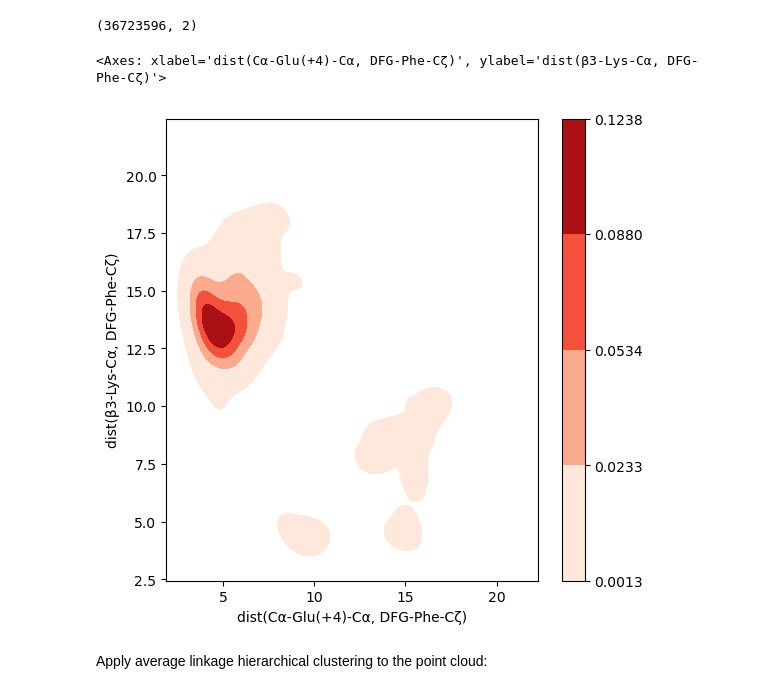
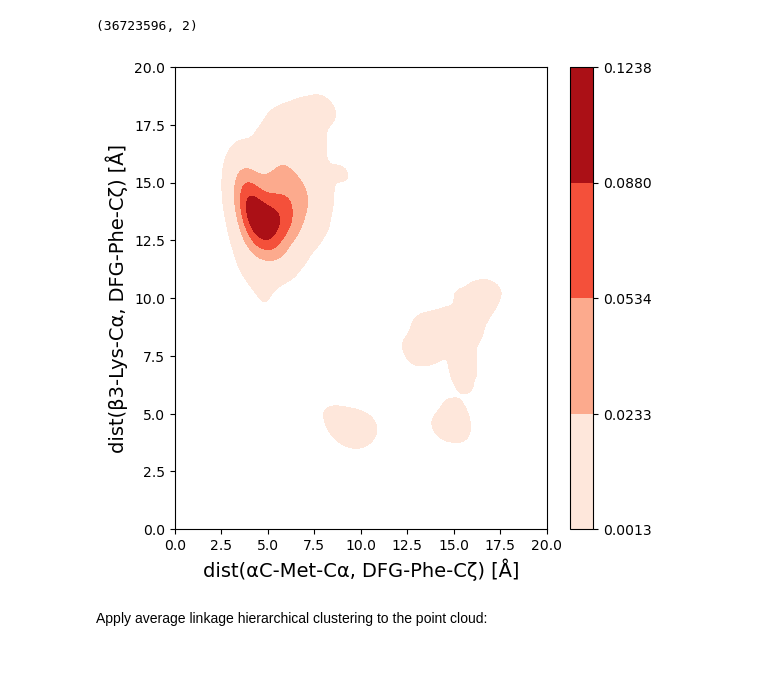
Before and after one commit to meyresearch/kinase_analysis, a Jupyter notebook: plot_spatial_group.ipynb, the cells around one changed output. Saved outputs shown, nothing was run; the diff lists cells and outputs as text; code cells hidden in the pictures; blank space fills up the shorter version.

```diff
--- a/plot_spatial_group.ipynb
+++ b/plot_spatial_group.ipynb
@@ -40,9 +40,15 @@ data = pd.DataFrame(ftraj[::1000, 0:2]*10, columns=['dist(Cα-Glu(+4)-Cα, DFG-P
 # %%
 fig, ax = plt.subplots(figsize=(6, 6))
 sns.kdeplot(data=data, ax=ax, x='dist(Cα-Glu(+4)-Cα, DFG-Phe-Cζ)', y='dist(β3-Lys-Cα, DFG-Phe-Cζ)', cbar=True, fill=True, cmap='Reds', levels=5)
+ax.set_xlabel('dist(αC-Met-Cα, DFG-Phe-Cζ) [Å]', fontsize=14)
+ax.set_ylabel('dist(β3-Lys-Cα, DFG-Phe-Cζ) [Å]', fontsize=14)
+ax.set_xlim([0, 20])
+ax.set_ylim([0, 20])
+
+plt.savefig('plots/dfg_hist.png', transparent=True, bbox_inches='tight', dpi=300)
+plt.show()
 # %% [output]
-<Axes: xlabel='dist(Cα-Glu(+4)-Cα, DFG-Phe-Cζ)', ylabel='dist(β3-Lys-Cα, DFG-Phe-Cζ)'>
-[figure, old version]
+[figure, new version]
 # %% [markdown]
 Apply average linkage hierarchical clustering to the point cloud:
 # %%
```
Also changed, not shown: 4 other files.
